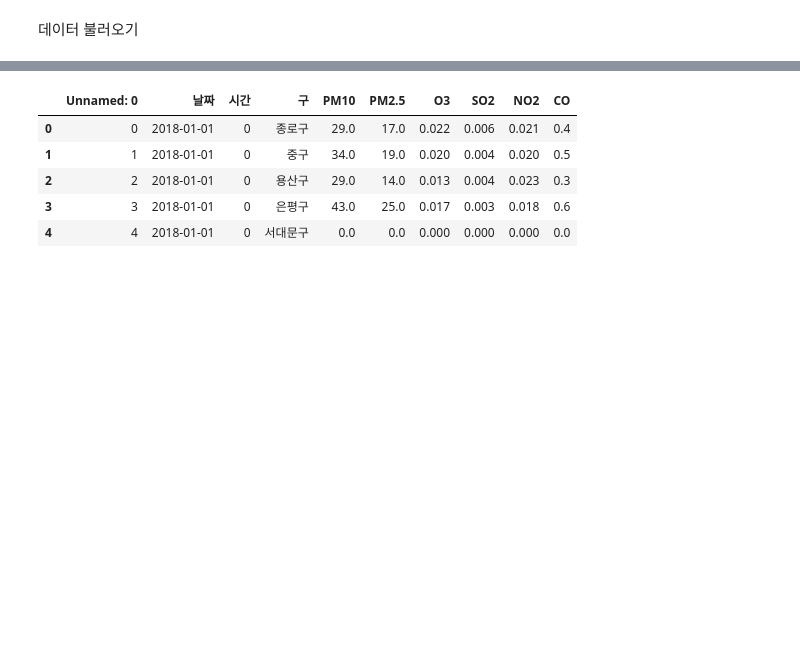
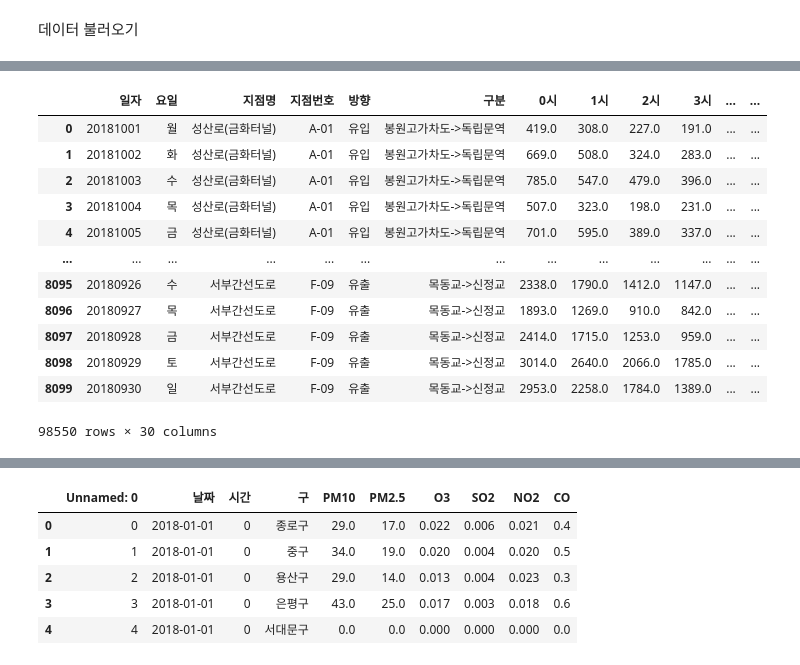
Before and after one commit to je0nh/yd3-MLOps_pj, a Jupyter notebook: ML.ipynb, the cells around one changed output, grey strips where cells are left out. Cells and saved outputs as stored; diff of their text form; code cells hidden in the pictures; blank space fills up the shorter version.

```diff
--- a/ML.ipynb
+++ b/ML.ipynb
@@ -35,0 +66,16 @@ df_tr.head(5)
+# %%
+tr_df
+# %% [output]
+|  | 일자 | 요일 | 지점명 | 지점번호 | 방향 | 구분 | 0시 | 1시 | 2시 | 3시 | ... | ... |
+| 0 | 20181001 | 월 | 성산로(금화터널) | A-01 | 유입 | 봉원고가차도->독립문역 | 419.0 | 308.0 | 227.0 | 191.0 | ... | ... |
+| 1 | 20181002 | 화 | 성산로(금화터널) | A-01 | 유입 | 봉원고가차도->독립문역 | 669.0 | 508.0 | 324.0 | 283.0 | ... | ... |
+| 2 | 20181003 | 수 | 성산로(금화터널) | A-01 | 유입 | 봉원고가차도->독립문역 | 785.0 | 547.0 | 479.0 | 396.0 | ... | ... |
+| 3 | 20181004 | 목 | 성산로(금화터널) | A-01 | 유입 | 봉원고가차도->독립문역 | 507.0 | 323.0 | 198.0 | 231.0 | ... | ... |
+| 4 | 20181005 | 금 | 성산로(금화터널) | A-01 | 유입 | 봉원고가차도->독립문역 | 701.0 | 595.0 | 389.0 | 337.0 | ... | ... |
+| ... | ... | ... | ... | ... | ... | ... | ... | ... | ... | ... | ... | ... |
+| 8095 | 20180926 | 수 | 서부간선도로 | F-09 | 유출 | 목동교->신정교 | 2338.0 | 1790.0 | 1412.0 | 1147.0 | ... | ... |
+| 8096 | 20180927 | 목 | 서부간선도로 | F-09 | 유출 | 목동교->신정교 | 1893.0 | 1269.0 | 910.0 | 842.0 | ... | ... |
+| 8097 | 20180928 | 금 | 서부간선도로 | F-09 | 유출 | 목동교->신정교 | 2414.0 | 1715.0 | 1253.0 | 959.0 | ... | ... |
+| 8098 | 20180929 | 토 | 서부간선도로 | F-09 | 유출 | 목동교->신정교 | 3014.0 | 2640.0 | 2066.0 | 1785.0 | ... | ... |
+| 8099 | 20180930 | 일 | 서부간선도로 | F-09 | 유출 | 목동교->신정교 | 2953.0 | 2258.0 | 1784.0 | 1389.0 | ... | ... |
+98550 rows × 30 columns
```
Also changed, not shown: parts of 33 cells of this notebook, 10 other files.
